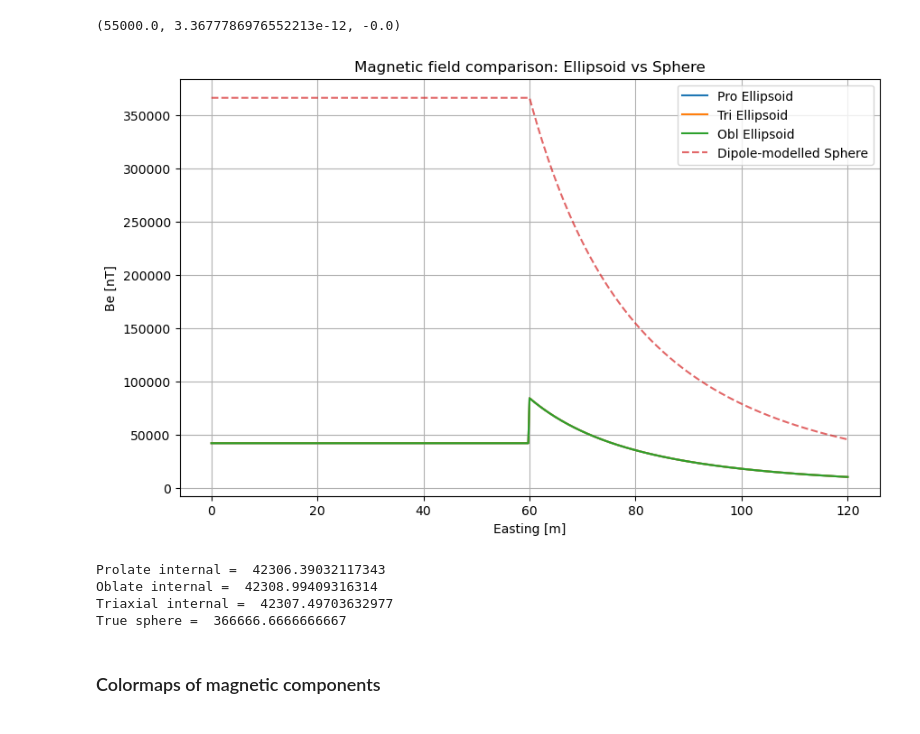
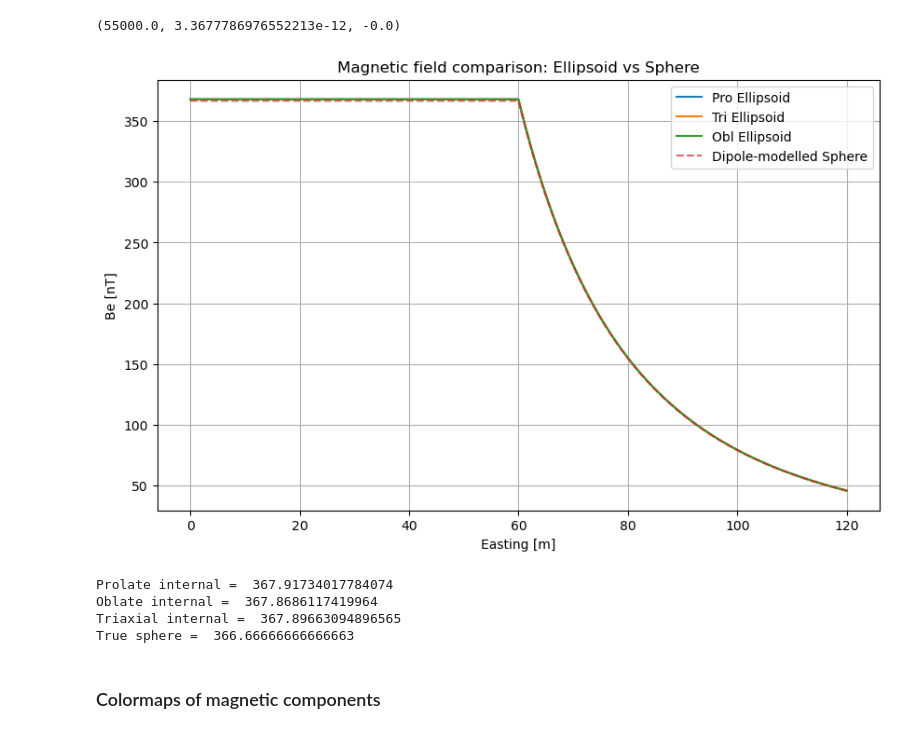
Before and after one commit to ubcgif/2025-baker-ellipsoids, a Jupyter notebook: notebooks/Example_Plots.ipynb, the cells around one changed output. Cells and saved outputs as stored; diff of their text form; code cells hidden in the pictures.

```diff
--- a/notebooks/Example_Plots.ipynb
+++ b/notebooks/Example_Plots.ipynb
@@ -84,7 +84,7 @@ def sphere_magnetic(coordinates, radius, center, magnetization):
 # %%
 from scipy.constants import mu_0
 
-k = 10
+k = 0.01
 b0 = np.array(hm.magnetic_angles_to_vec(55_000, 0.0, 90.0))
 H0_Am = b0 * 1e-9 / mu_0
 M = k * H0_Am
@@ -108,38 +108,38 @@ be = be.ravel()
 
 be1, bn1, bu1 = ellipsoid_magnetics(coordinates, tri_ellipsoid, k, (55_000, 0.0, 90.0), field="b")
 be1 = be1.ravel()
 #
 be2, bn2, bu2 = ellipsoid_magnetics(coordinates, obl_ellipsoid, k, (55_000, 0.0, 90.0), field="b")
 be2 = be2.ravel()
 # Compute magnetic field for a sphere (analytic)
 # ----------------------------------------------
 b_e, b_n, b_u = sphere_magnetic(coordinates, radius=60, center=(0, 0, 0), magnetization= M)
 b_e = b_e.ravel()
 
 # Plot comparison
 # ---------------
 plt.figure(figsize=(10, 6))
 plt.plot(easting, be, label="Pro Ellipsoid")
 plt.plot(easting, be1, label="Tri Ellipsoid")
 plt.plot(easting, be2, label="Obl Ellipsoid")
 
 plt.plot(easting, b_e, '--', label="Dipole-modelled Sphere", alpha=0.7)
 plt.xlabel("Easting [m]")
 plt.ylabel("Be [nT]")
 plt.legend()
 plt.title("Magnetic field comparison: Ellipsoid vs Sphere")
 plt.grid(True)
 plt.show()
 print('Prolate internal = ', be[0])
 print('Oblate internal = ', be2[0])
 print('Triaxial internal = ', be1[0])
 print('True sphere = ', b_e[0])
 # %% [output]
-[figure, old version]
+[figure, new version]
-Prolate internal =  42306.39032117343
-Oblate internal =  42308.99409316314
-Triaxial internal =  42307.49703632977
-True sphere =  366666.6666666667
+Prolate internal =  367.91734017784074
+Oblate internal =  367.8686117419964
+Triaxial internal =  367.89663094896565
+True sphere =  366.66666666666663
 # %%
 k = 0.1
 b0 = np.array(hm.magnetic_angles_to_vec(55_000, 0.0, 90.0))
```
Also changed, not shown: parts of 8 cells of this notebook, 3 other files.
